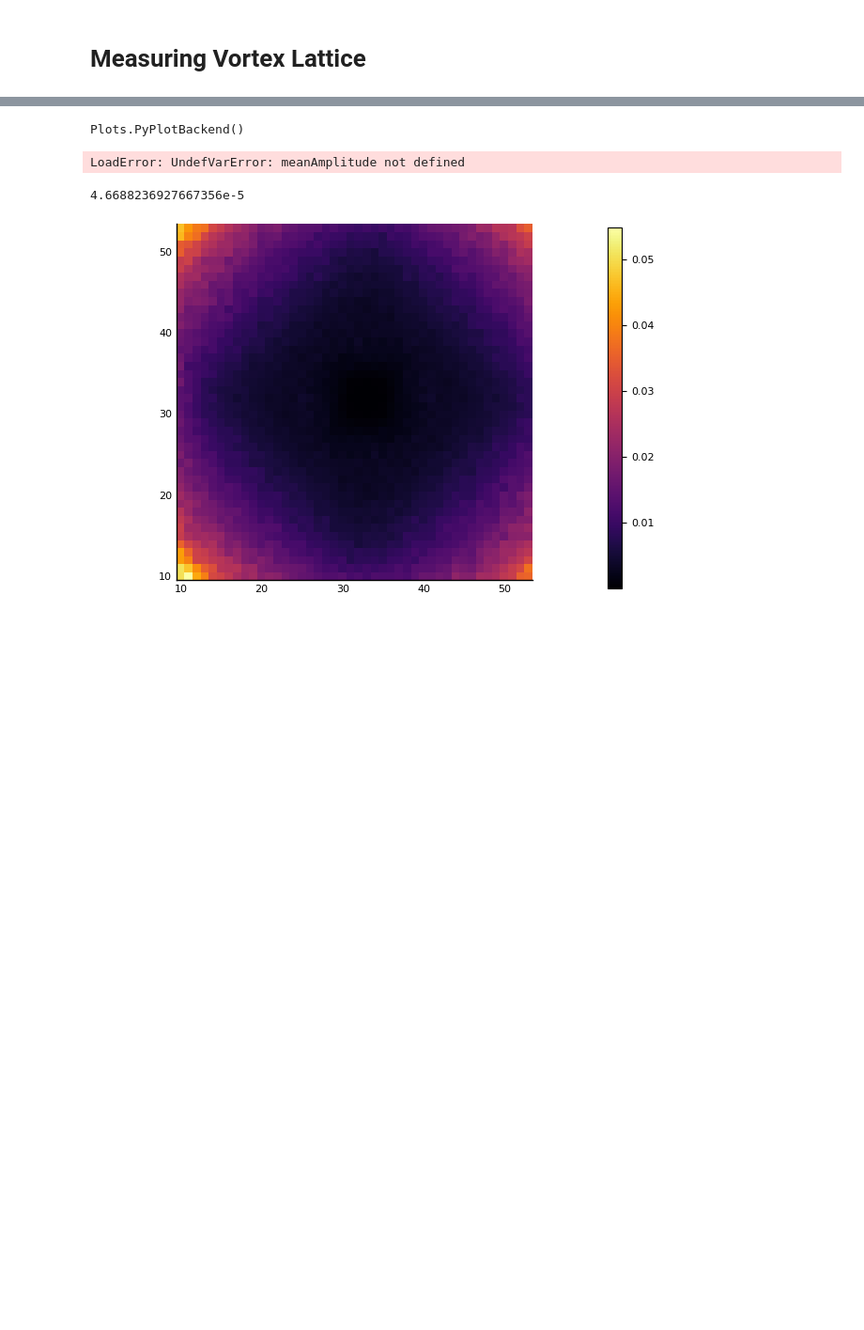
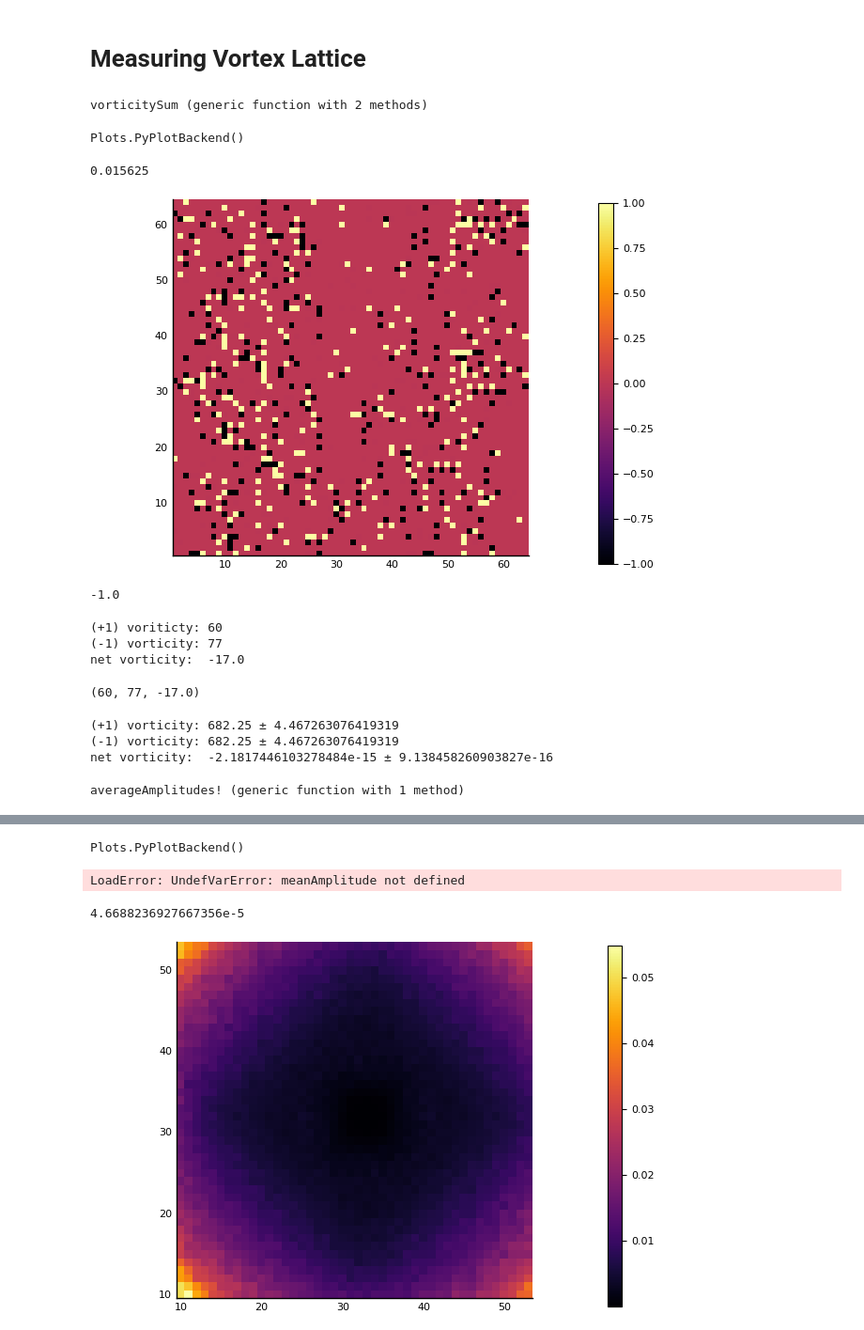
Before and after one commit to 9cco/finite-temp-vortex-lattice, a Jupyter notebook: Notebooks/Driver.ipynb, the cells around one changed output, grey strips where cells are left out. Shown at 94% size. Drawn from its saved outputs; the diff is of its cells as text; code cells hidden in the pictures; blank space fills up the shorter version.

```diff
--- a/Notebooks/Driver.ipynb
+++ b/Notebooks/Driver.ipynb
@@ -38,15 +38,15 @@ g = 0.3    # Gauge coupling
 H = 0.005   # External field
 
 # Other parameters
-L = 64     # System length
+L = 32     # System length
 L₃ = 12
-T = 2.85 #0.11039   # Temperature
+T = 0.2#2.85 #0.11039   # Temperature
 γ = 1.0    # Order parameter amplitud
 κ₅ = 1.0
 
 # Calculate periodic boundary conditioned f s.t. fL ∈ N
 f = ceil(abs(H/(2π)*L))/L*sign(H)
-f = g*2.0/L
+f = 1.0/L
 println("f set to $(f)")
 # Calculate inverse temperature
 β = 1/T
@@ -93,12 +107,78 @@ function vorticitySum(V::Array{Float64, 3})
     sum_m1 = 0
     sum_net = 0.0
     for i = 1:length(V)
-        if isapprox(V[i], 1.0)
+        if isapprox(V[i], 1.0; rtol=1e-2)
             sum_1 += 1
-        elseif isapprox(V[i], -1.0)
+        elseif isapprox(V[i], -1.0; rtol=1e-2)
             sum_m1 += 1
         end
         sum_net += V[i]
     end
 
-    println("(+1) voriticty:\t$(sum_1)\n(-1) vorticity:\t(sum_m1)\n")
+    println("(+1) voriticty:\t$(sum_1)\n(-1) vorticity:\t$(sum_m1)\nnet vorticity:\t$(sum_net)")
+    return sum_1, sum_m1, sum_net
+end
+function vorticitySum(V::Array{Float64, 2}; visible=false)
+    sum_1 = 0
+    sum_m1 = 0
+    sum_net = 0.0
+    for i = 1:length(V)
+        if isapprox(V[i], 1.0; rtol=1e-2)
+            sum_1 += 1
+        elseif isapprox(V[i], -1.0; rtol=1e-2)
+            sum_m1 += 1
+        end
+        sum_net += V[i]
+    end
+
+    if visible
+        println("(+1) voriticty:\t$(sum_1)\n(-1) vorticity:\t$(sum_m1)\nnet vorticity:\t$(sum_net)")
+    end
+    return sum_1, sum_m1, sum_net
+end
+# %% [output]
+vorticitySum (generic function with 2 methods)
+# %%
+using Plots
+pyplot()
+# %% [output]
+Plots.PyPlotBackend()
+# %%
+for i = 1:length(ψ_ref.lattice)
+    @test ψ_ref.lattice[i].A[1] == ψ_ref.lattice[i].A[2] == ψ_ref.lattice[i].A[3] == 0.0
+end
+ψ_ref.consts.f
+# %% [output]
+0.015625
+# %%
+V⁺, V⁻ = vortexSnapshot(ψ_ref);
+V⁺ = V⁺/two_pi; V⁻ = V⁻/two_pi
+heatmap(1:L, 1:L, V⁺[:,:,5], aspect_ratio=1)
+# %% [output]
+[figure, added]
+# %%
+V⁺[1,4,5]
+# %% [output]
+-1.0
+# %%
+vorticitySum(V⁺[:,:,1], visible=true)
+# %% [output]
+(+1) voriticty: 60
+(-1) vorticity: 77
+net vorticity:  -17.0
+(60, 77, -17.0)
+# %%
+# Let's measure the average number of vorticies in the planes
+sum_1 = Array{Int64, 1}(L₃); sum_m1 = Array{Int64, 1}(L₃); sum_net = Array{Float64, 1}(L₃);
+for z = 1:L₃
+    sum_1[z], sum_m1[z], sum_net[z] = vorticitySum(V⁺[:,:,z])
+end
+println("(+1) vorticity:\t$(mean(sum_1)) ± $(std(sum_1)/sqrt(L₃))\n(-1) vorticity:\t$(mean(sum_m1)) ± $(std(sum_m1)/√(L₃))\nnet vorticity:\t$(mean(sum_net)) ± $(std(sum_net)/√(L₃))")
+# %% [output]
+(+1) vorticity: 682.25 ± 4.467263076419319
+(-1) vorticity: 682.25 ± 4.467263076419319
+net vorticity:  -2.1817446103278484e-15 ± 9.138458260903827e-16
+# %%
+include("../../Source/functions_observables.jl")
+# %% [output]
+averageAmplitudes! (generic function with 1 method)
```
Also changed, not shown: parts of 6 cells of this notebook, 5 other files.
